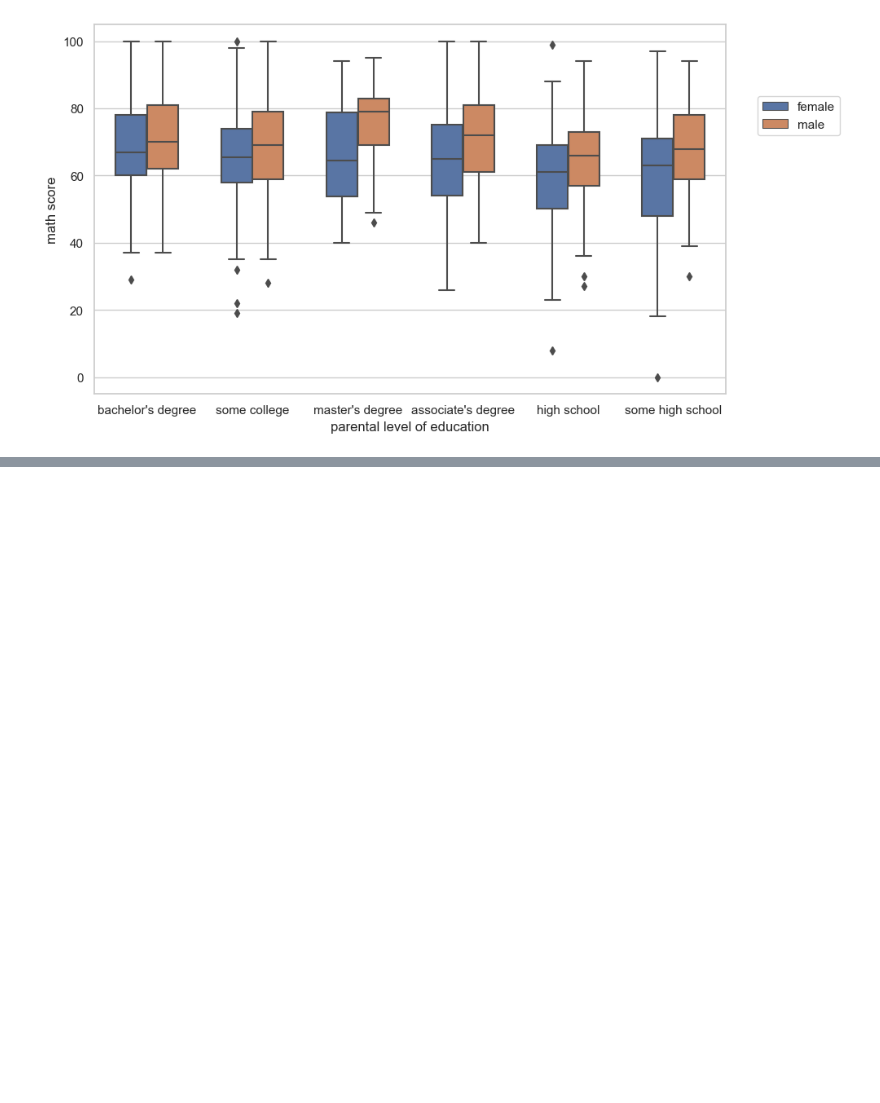
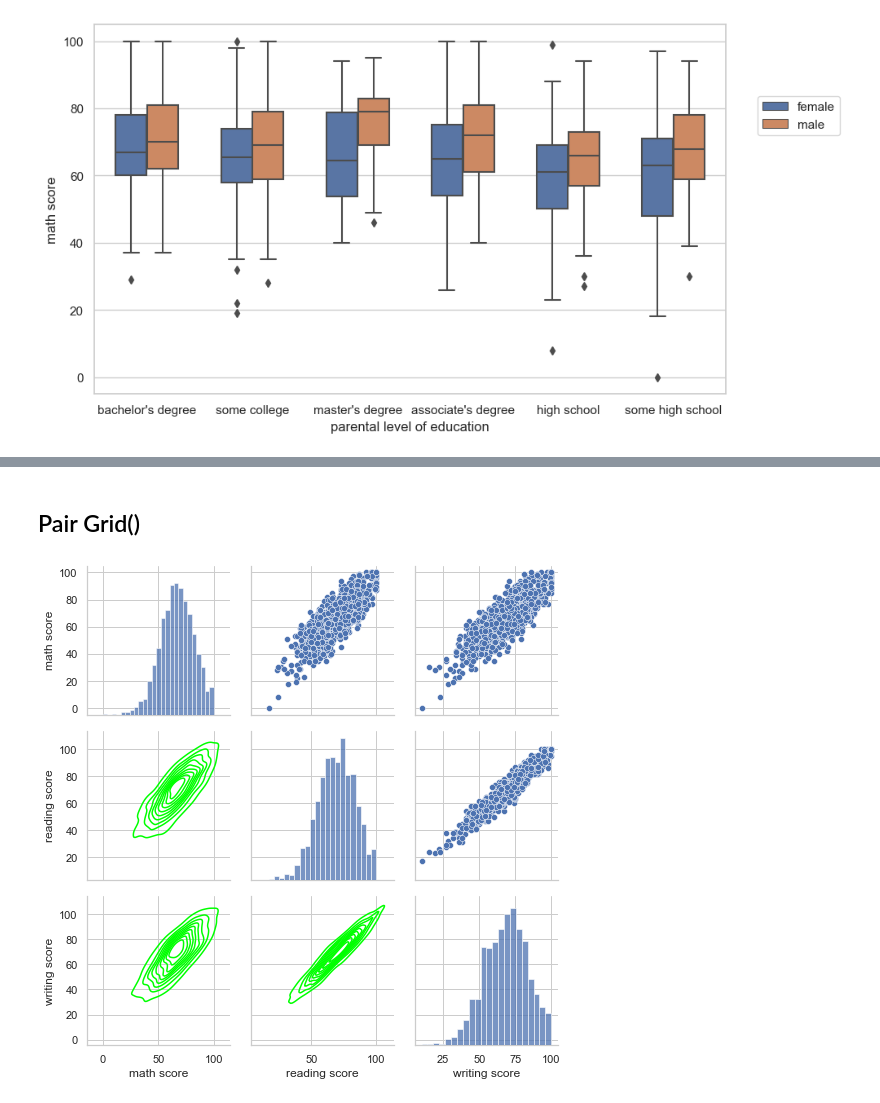
Before and after one commit to DanialAslam04/Time-Methods-pandas, a Jupyter notebook: Data Visualization/Seaborn/Data Visualization (Seaborn).ipynb, the cells around one changed output, grey strips where cells are left out. Saved outputs shown, nothing was run; the diff lists cells and outputs as text; code cells hidden in the pictures; blank space fills up the shorter version.

```diff
--- a/Data Visualization/Seaborn/Data Visualization (Seaborn).ipynb
+++ b/Data Visualization/Seaborn/Data Visualization (Seaborn).ipynb
@@ -378,0 +404,9 @@ sns.pairplot(data=df,hue='parental level of education',diag_kind='hist',palette=
+# %% [markdown]
+## Pair Grid()
+# %%
+g = sns.PairGrid(df)
+g = g.map_upper(sns.scatterplot)
+g = g.map_diag(sns.histplot)
+g = g.map_lower(sns.kdeplot, colors="lime")
+# %% [output]
+[figure, added]
```
Also changed, not shown: parts of 38 cells of this notebook.
